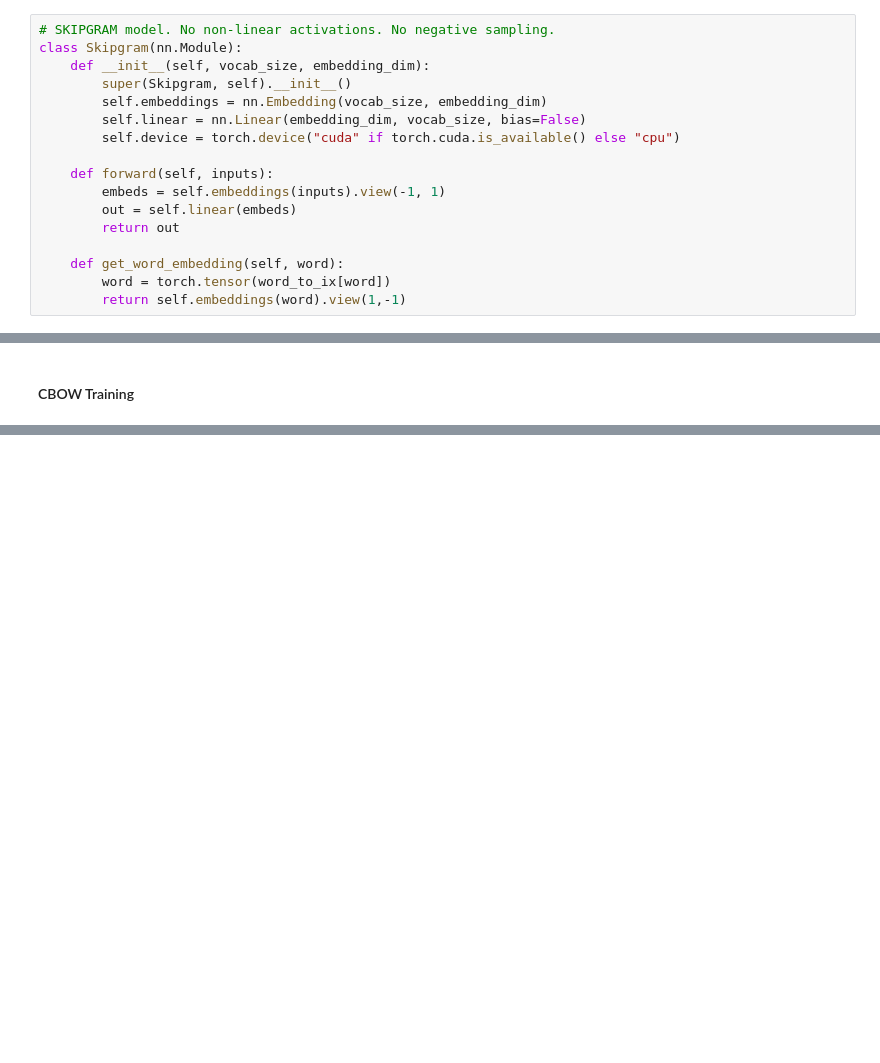
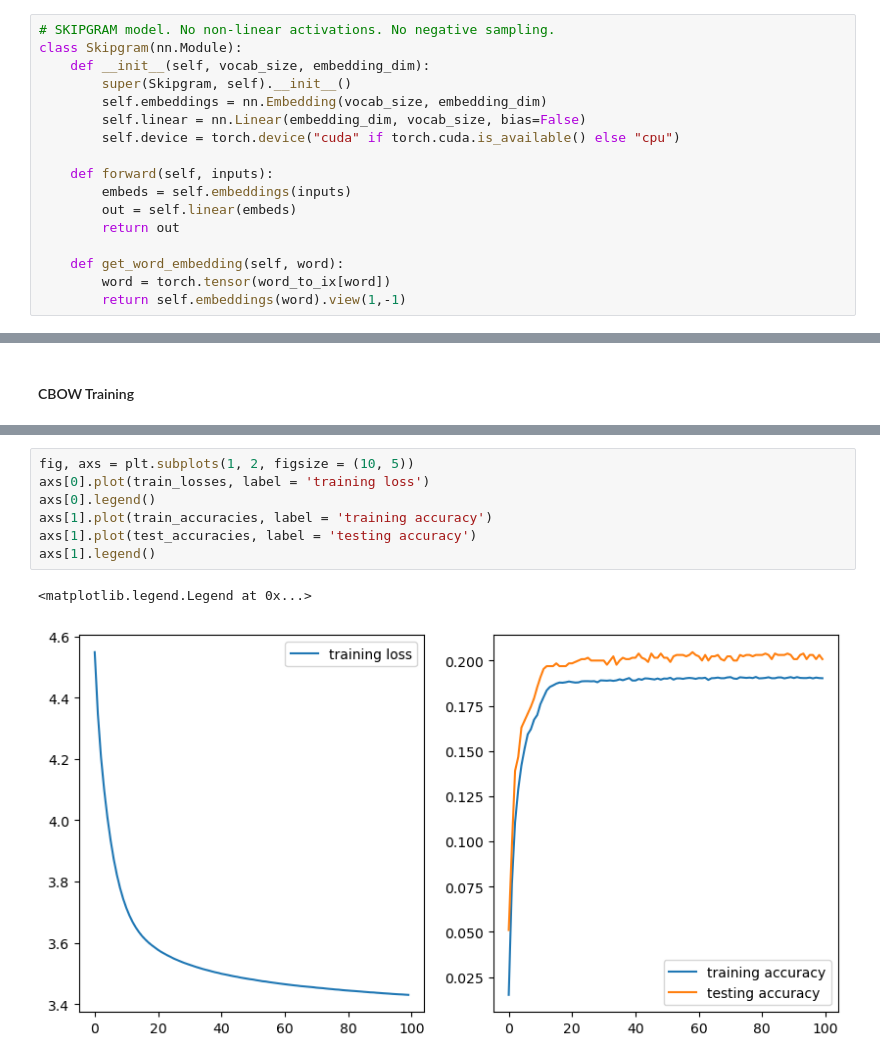
Before and after one commit to Mjh9122/ML_lit_review, a Jupyter notebook: word2vec/word2vec.ipynb, the cells around one changed output, grey strips where cells are left out. Drawn from its saved outputs; the diff is of its cells as text; blank space fills up the shorter version.

```diff
--- a/word2vec/word2vec.ipynb
+++ b/word2vec/word2vec.ipynb
@@ -140,7 +150,7 @@ class Skipgram(nn.Module):
         self.device = torch.device("cuda" if torch.cuda.is_available() else "cpu")
 
     def forward(self, inputs):
-        embeds = self.embeddings(inputs).view(-1, 1)
+        embeds = self.embeddings(inputs)
         out = self.linear(embeds)
         return out
 
@@ -219,0 +334,10 @@ array([[0.03422299]], dtype=float32)
+# %%
+fig, axs = plt.subplots(1, 2, figsize = (10, 5))
+axs[0].plot(train_losses, label = 'training loss')
+axs[0].legend()
+axs[1].plot(train_accuracies, label = 'training accuracy')
+axs[1].plot(test_accuracies, label = 'testing accuracy')
+axs[1].legend()
+# %% [output]
+<matplotlib.legend.Legend at 0x...>
+[figure, added]
```
Also changed, not shown: parts of 15 cells of this notebook.
